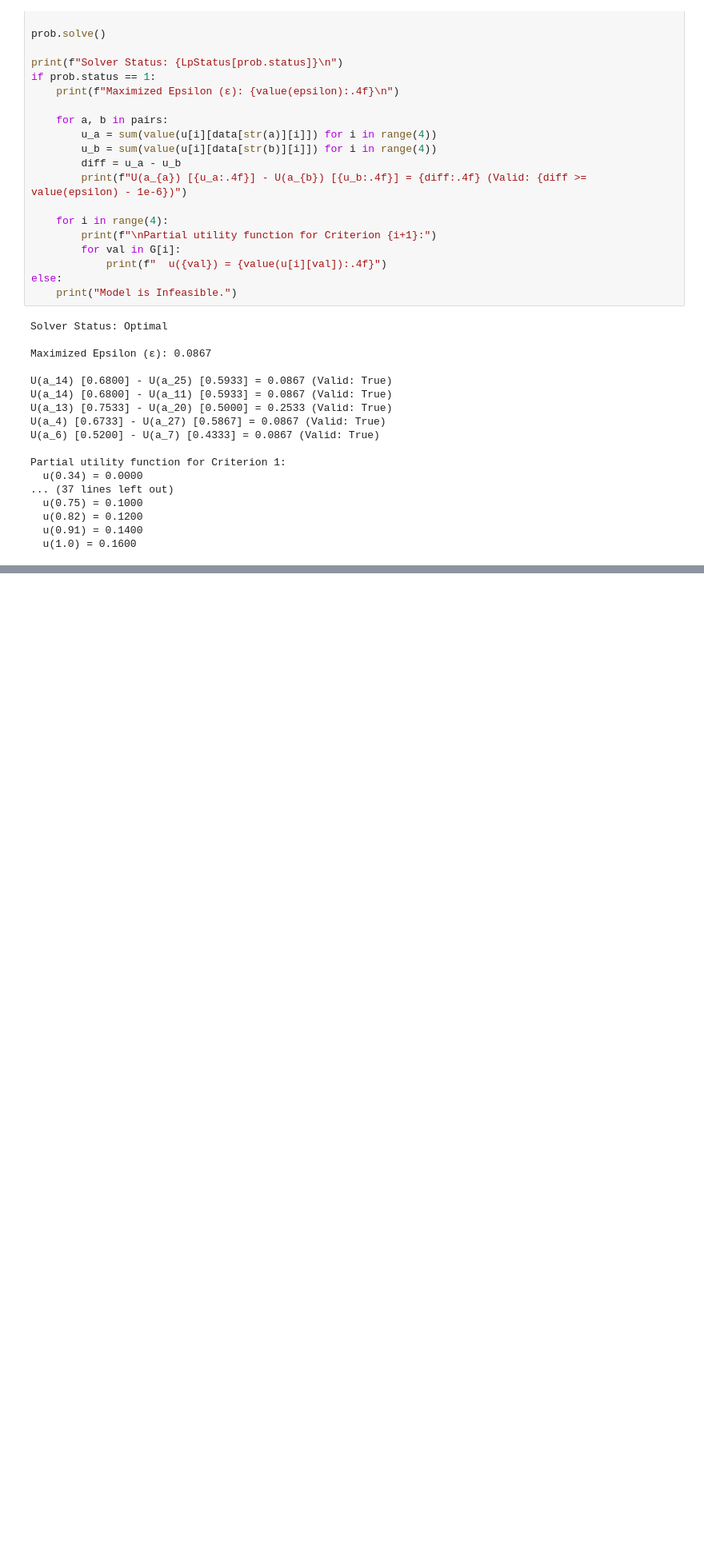
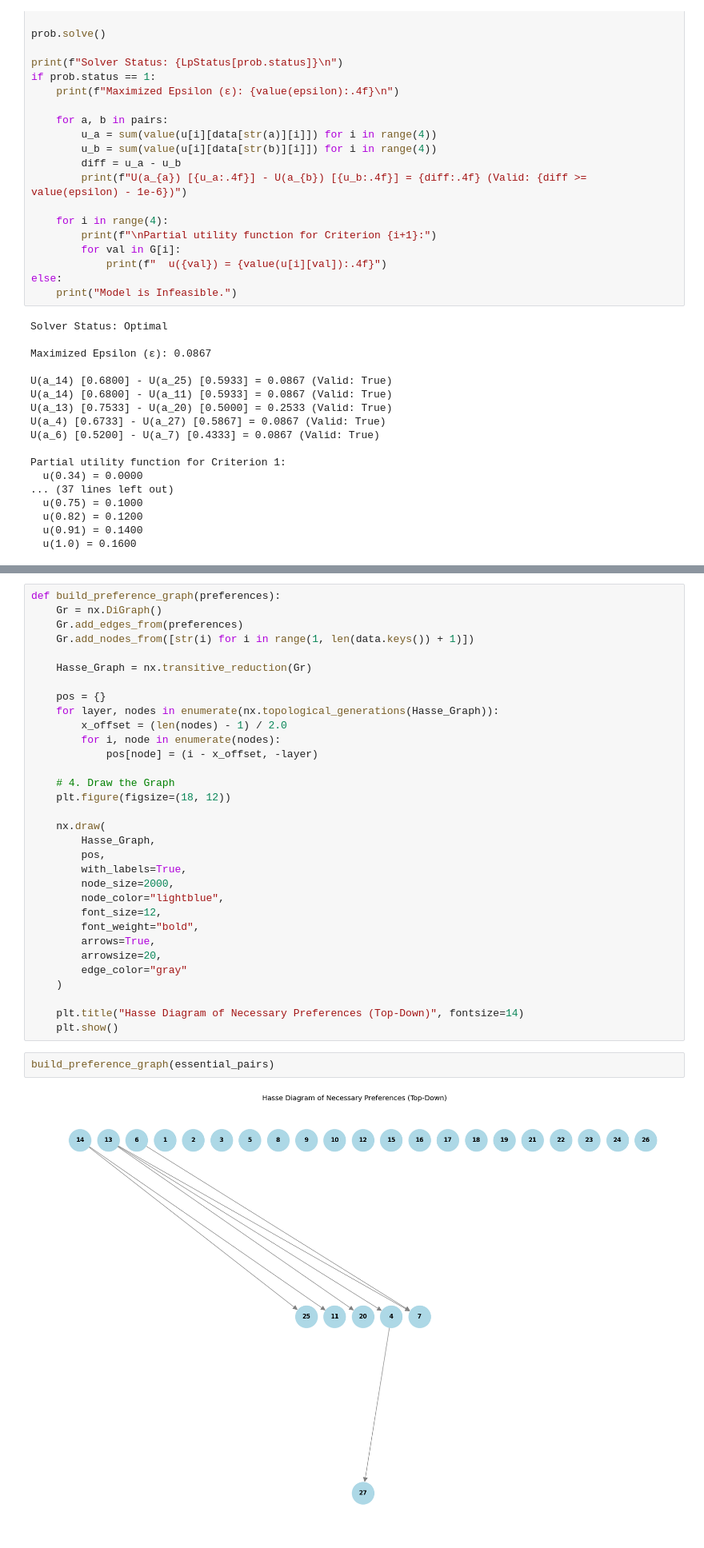
Before and after one commit to Sigmacci/uta-and-robust-ordinal-regression, a Jupyter notebook: main.ipynb, the cells around one changed output, grey strips where cells are left out. Shown at 80% size. Cells and saved outputs as stored; diff of their text form; blank space fills up the shorter version.

```diff
--- a/main.ipynb
+++ b/main.ipynb
@@ -124,0 +187,36 @@ Partial utility function for Criterion 1:
+# %%
+def build_preference_graph(preferences):
+    Gr = nx.DiGraph()
+    Gr.add_edges_from(preferences)
+    Gr.add_nodes_from([str(i) for i in range(1, len(data.keys()) + 1)])
+
+    Hasse_Graph = nx.transitive_reduction(Gr)
+
+    pos = {}
+    for layer, nodes in enumerate(nx.topological_generations(Hasse_Graph)):
+        x_offset = (len(nodes) - 1) / 2.0
+        for i, node in enumerate(nodes):
+            pos[node] = (i - x_offset, -layer)
+
+    # 4. Draw the Graph
+    plt.figure(figsize=(18, 12))
+
+    nx.draw(
+        Hasse_Graph,
+        pos,
+        with_labels=True,
+        node_size=2000,
+        node_color="lightblue",
+        font_size=12,
+        font_weight="bold",
+        arrows=True,
+        arrowsize=20,
+        edge_color="gray"
+    )
+
+    plt.title("Hasse Diagram of Necessary Preferences (Top-Down)", fontsize=14)
+    plt.show()
+# %%
+build_preference_graph(essential_pairs)
+# %% [output]
+[figure, added]
```
Also changed, not shown: parts of 4 cells of this notebook.
